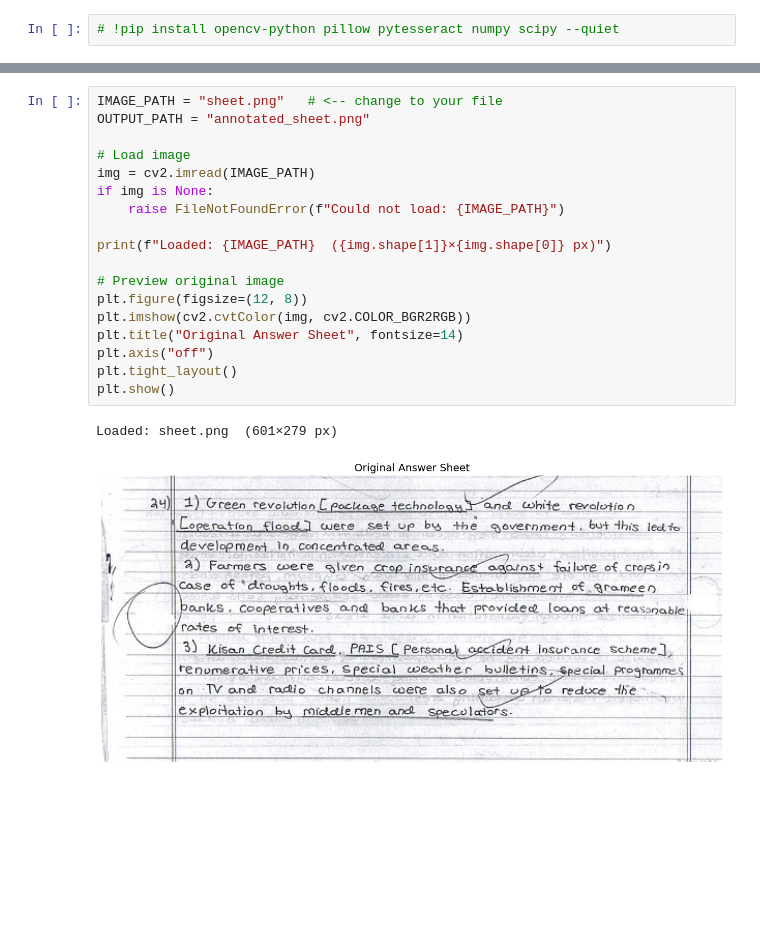
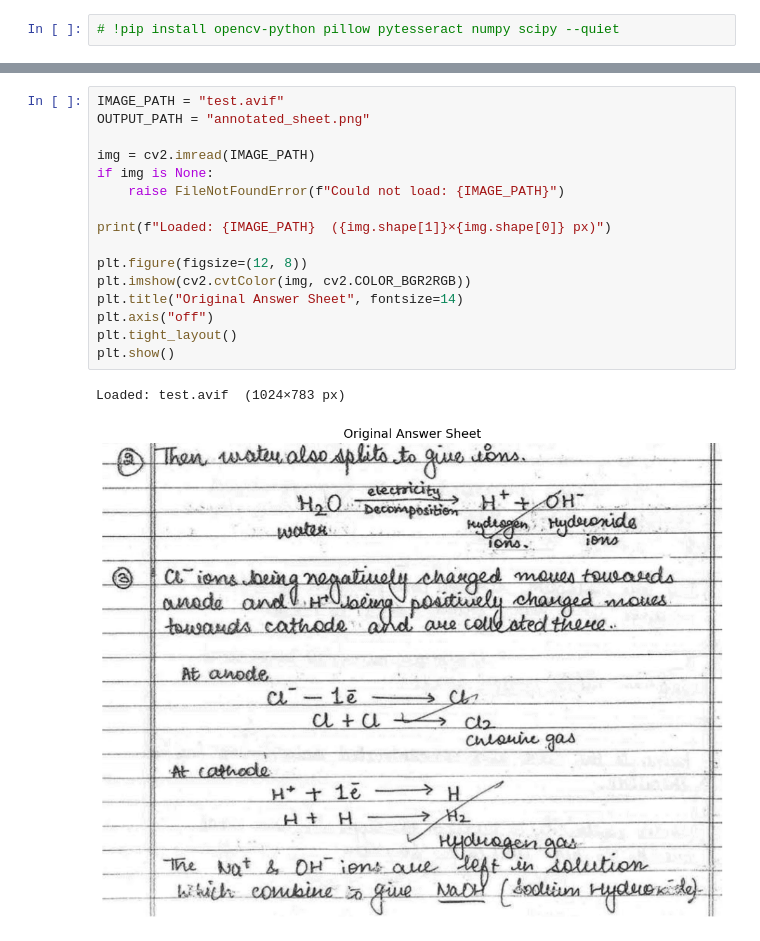
Before and after one commit to ritikraj2425/Automated_Edtech_Grading, a Jupyter notebook: answer_sheet_ocr.ipynb, the cells around one changed output, grey strips where cells are left out. Drawn from its saved outputs; the diff is of its cells as text; blank space fills up the shorter version.

```diff
--- a/answer_sheet_ocr.ipynb
+++ b/answer_sheet_ocr.ipynb
@@ -17,22 +17,20 @@ Tesseract version: 5.5.1
 # %%
-IMAGE_PATH = "sheet.png"   # <-- change to your file
+IMAGE_PATH = "test.avif"
 OUTPUT_PATH = "annotated_sheet.png"
 
-# Load image
 img = cv2.imread(IMAGE_PATH)
 if img is None:
     raise FileNotFoundError(f"Could not load: {IMAGE_PATH}")
 
 print(f"Loaded: {IMAGE_PATH}  ({img.shape[1]}×{img.shape[0]} px)")
 
-# Preview original image
 plt.figure(figsize=(12, 8))
 plt.imshow(cv2.cvtColor(img, cv2.COLOR_BGR2RGB))
 plt.title("Original Answer Sheet", fontsize=14)
 plt.axis("off")
 plt.tight_layout()
 plt.show()
 # %% [output]
-Loaded: sheet.png  (601×279 px)
+Loaded: test.avif  (1024×783 px)
-[figure, old version]
+[figure, new version]
 # %%
```
Also changed, not shown: parts of 5 cells of this notebook, 9 other files.
